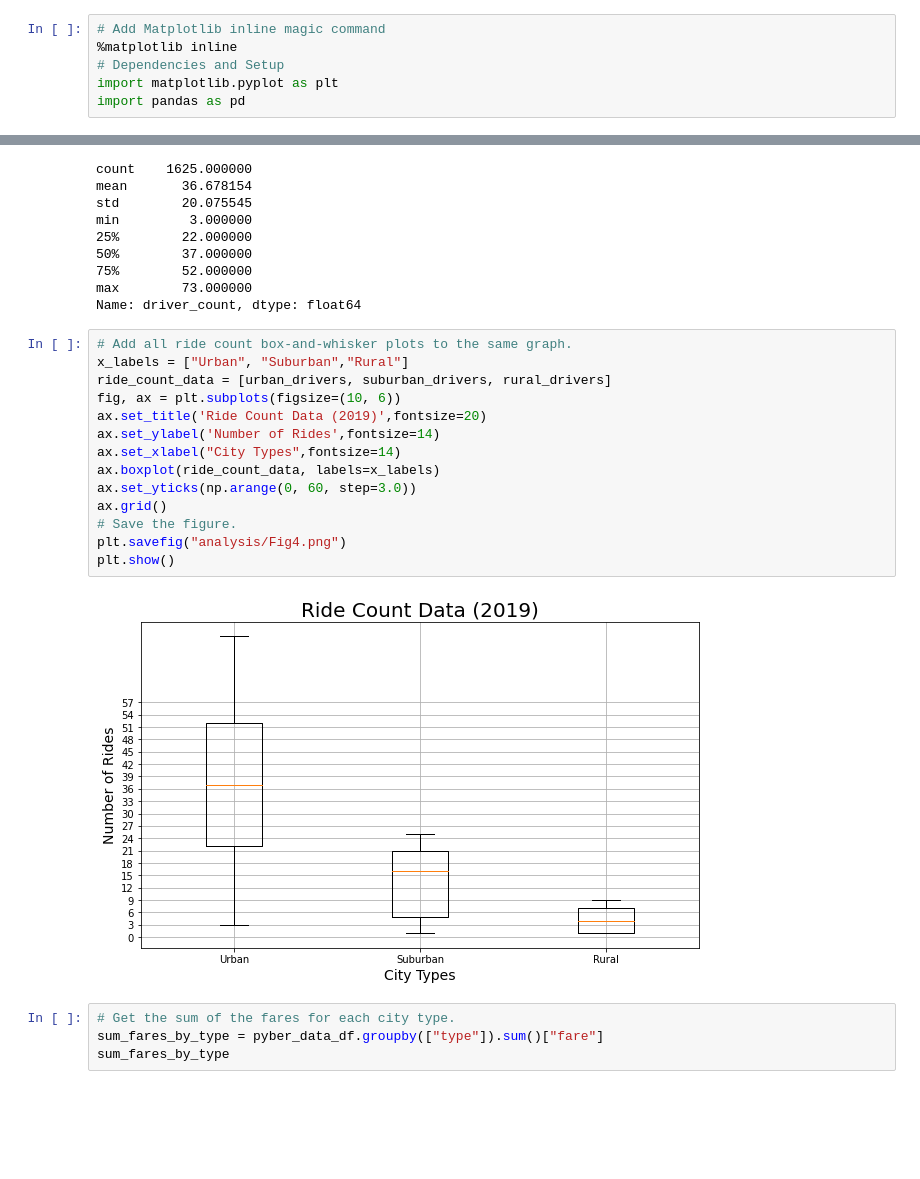
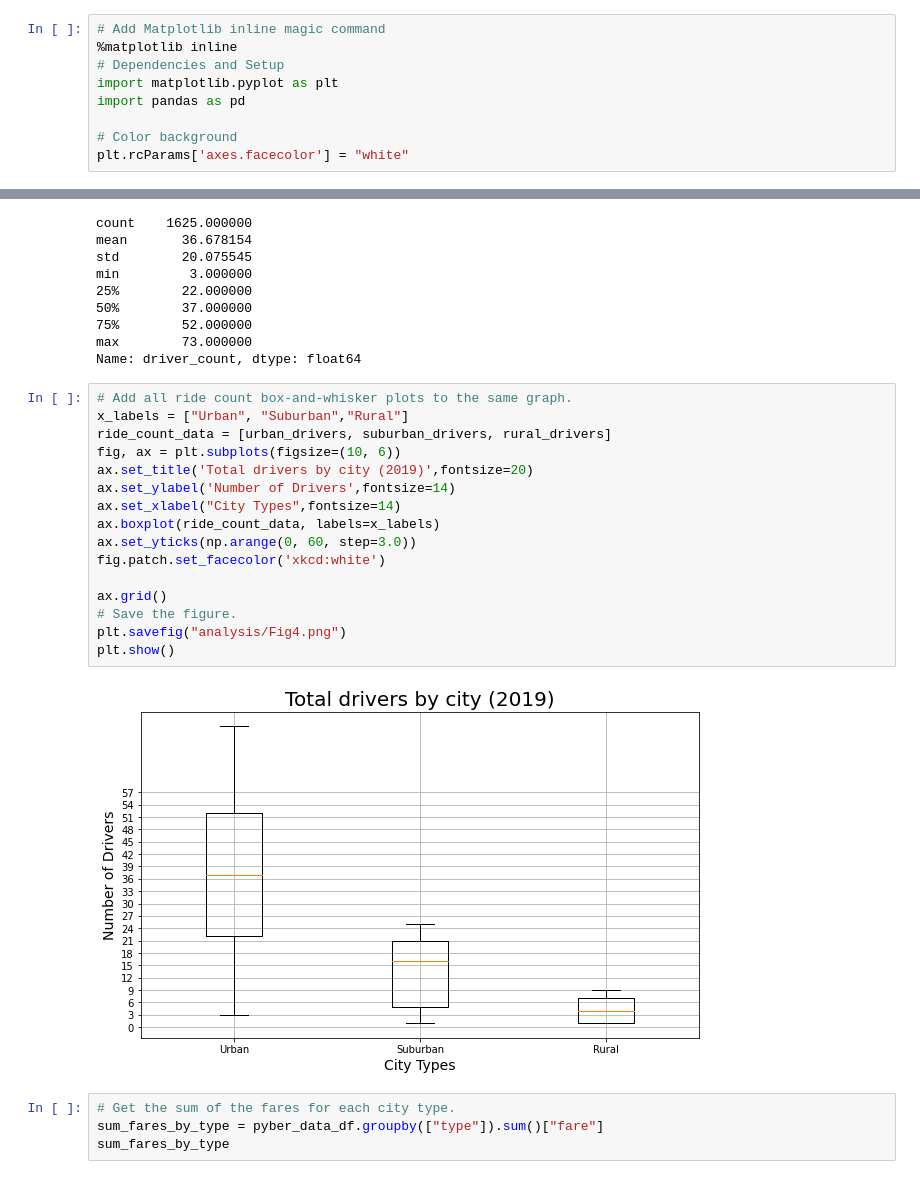
Before and after one commit to poboisvert/PyBer, a Jupyter notebook: PyBer.ipynb, the cells around one changed output, grey strips where cells are left out. Saved outputs shown, nothing was run; the diff lists cells and outputs as text; blank space fills up the shorter version.

```diff
--- a/PyBer.ipynb
+++ b/PyBer.ipynb
@@ -4,6 +4,9 @@
 # Dependencies and Setup
 import matplotlib.pyplot as plt
 import pandas as pd
+
+# Color background
+plt.rcParams['axes.facecolor'] = "white"
 # %%
 # Files to load
 city_data_to_load = "Resources/city_data.csv"
@@ -758,19 +764,21 @@ Name: driver_count, dtype: float64
 # %%
 # Add all ride count box-and-whisker plots to the same graph.
 x_labels = ["Urban", "Suburban","Rural"]
 ride_count_data = [urban_drivers, suburban_drivers, rural_drivers]
 fig, ax = plt.subplots(figsize=(10, 6))
-ax.set_title('Ride Count Data (2019)',fontsize=20)
-ax.set_ylabel('Number of Rides',fontsize=14)
+ax.set_title('Total drivers by city (2019)',fontsize=20)
+ax.set_ylabel('Number of Drivers',fontsize=14)
 ax.set_xlabel("City Types",fontsize=14)
 ax.boxplot(ride_count_data, labels=x_labels)
 ax.set_yticks(np.arange(0, 60, step=3.0))
+fig.patch.set_facecolor('xkcd:white')
+
 ax.grid()
 # Save the figure.
 plt.savefig("analysis/Fig4.png")
 plt.show()
 # %% [output]
-[figure, old version]
+[figure, new version]
 # %%
 # Get the sum of the fares for each city type.
 sum_fares_by_type = pyber_data_df.groupby(["type"]).sum()["fare"]
```
Also changed, not shown: parts of 7 cells of this notebook, 9 other files.
